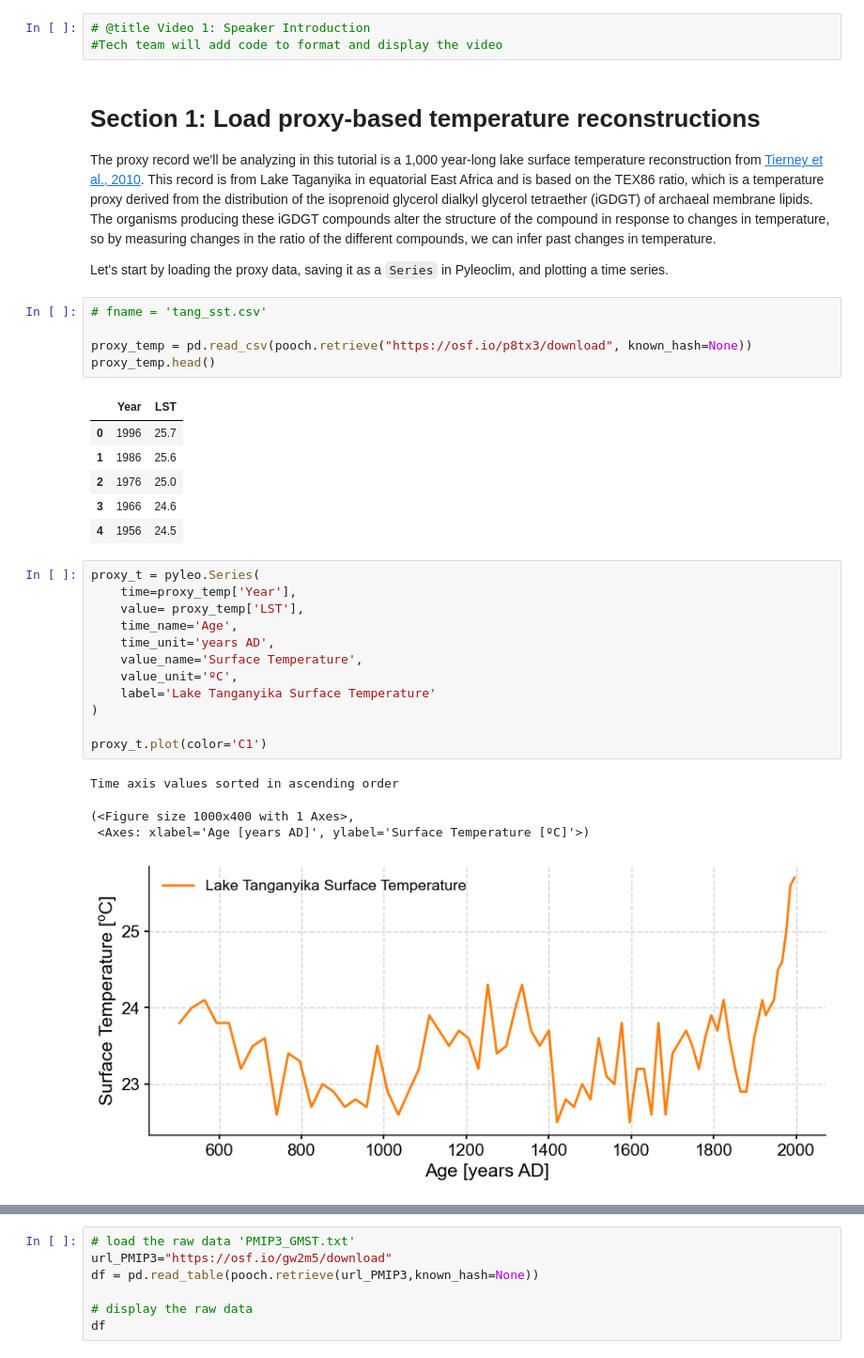
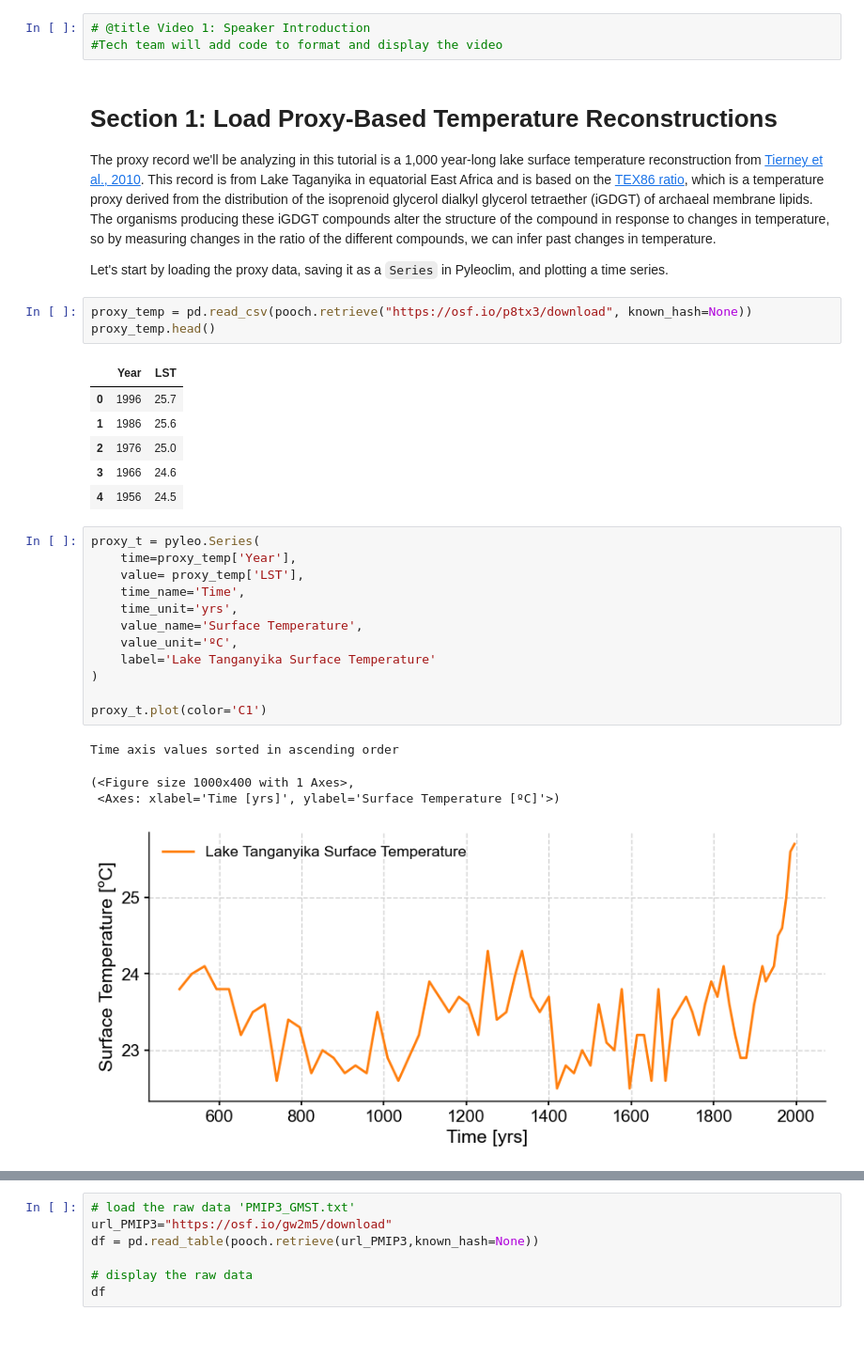
Before and after one commit to ClimateMatchAcademy/course-content, a Jupyter notebook: tutorials/W1D4_Paleoclimate/W1D4_Tutorial8.ipynb, the cells around one changed output, grey strips where cells are left out. Shown at 94% size. Cells and saved outputs as stored; diff of their text form.

```diff
--- a/tutorials/W1D4_Paleoclimate/W1D4_Tutorial8.ipynb
+++ b/tutorials/W1D4_Paleoclimate/W1D4_Tutorial8.ipynb
@@ -47,14 +47,12 @@ import pyleoclim as pyleo
 #Tech team will add code to format and display the video
 # %% [markdown]
 
-# **Section 1: Load proxy-based temperature reconstructions**
+# **Section 1: Load Proxy-Based Temperature Reconstructions**
 
-The proxy record we'll be analyzing in this tutorial is a 1,000 year-long lake surface temperature reconstruction from [Tierney et al., 2010](https://https://doi.org/10.1038/ngeo865). This record is from Lake Taganyika in equatorial East Africa and is based on the TEX86 ratio, which is a temperature proxy derived from the distribution of the isoprenoid glycerol dialkyl glycerol tetraether (iGDGT) of archaeal membrane lipids. The organisms producing these iGDGT compounds alter the structure of the compound in response to changes in temperature, so by measuring changes in the ratio of the different compounds, we can infer past changes in temperature.
+The proxy record we'll be analyzing in this tutorial is a 1,000 year-long lake surface temperature reconstruction from [Tierney et al., 2010](https://https://doi.org/10.1038/ngeo865). This record is from Lake Taganyika in equatorial East Africa and is based on the [TEX86 ratio](https://en.wikipedia.org/wiki/TEX86), which is a temperature proxy derived from the distribution of the isoprenoid glycerol dialkyl glycerol tetraether (iGDGT) of archaeal membrane lipids. The organisms producing these iGDGT compounds alter the structure of the compound in response to changes in temperature, so by measuring changes in the ratio of the different compounds, we can infer past changes in temperature.
 
 Let's start by loading the proxy data, saving it as a `Series` in Pyleoclim, and plotting a time series.
 # %%
-# fname = 'tang_sst.csv'
-
 proxy_temp = pd.read_csv(pooch.retrieve("https://osf.io/p8tx3/download", known_hash=None))
 proxy_temp.head()
 # %% [output]
@@ -67,17 +65,17 @@ proxy_temp.head()
 # %%
 proxy_t = pyleo.Series(
     time=proxy_temp['Year'],
     value= proxy_temp['LST'],
-    time_name='Age',
-    time_unit='years AD',
+    time_name='Time',
+    time_unit='yrs',
     value_name='Surface Temperature',
     value_unit='ºC',
     label='Lake Tanganyika Surface Temperature'
 )
 
 proxy_t.plot(color='C1')
 # %% [output]
 Time axis values sorted in ascending order
 (<Figure size 1000x400 with 1 Axes>,
- <Axes: xlabel='Age [years AD]', ylabel='Surface Temperature [ºC]'>)
+ <Axes: xlabel='Time [yrs]', ylabel='Surface Temperature [ºC]'>)
-[figure, old version]
+[figure, new version]
```
Also changed, not shown: parts of 18 cells of this notebook, 1 other file.
